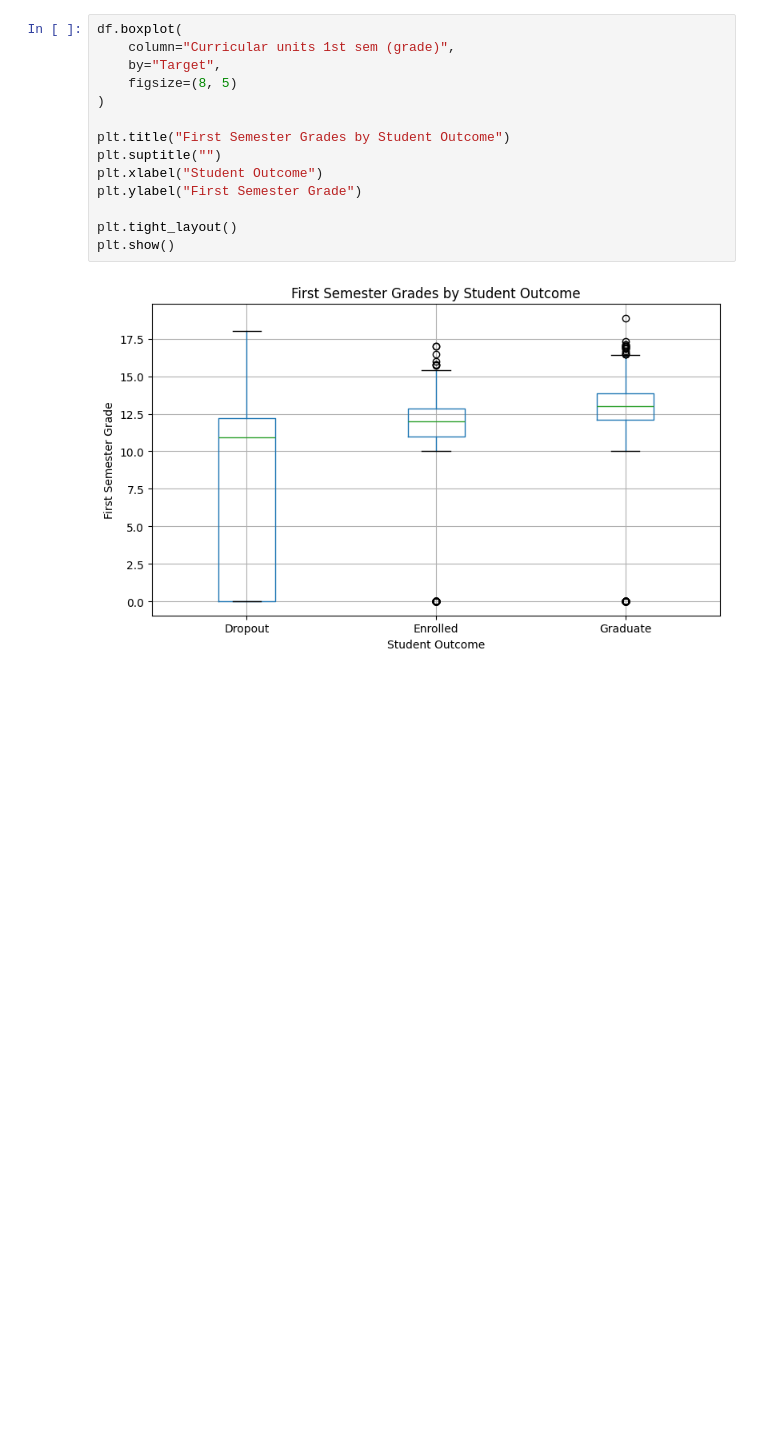
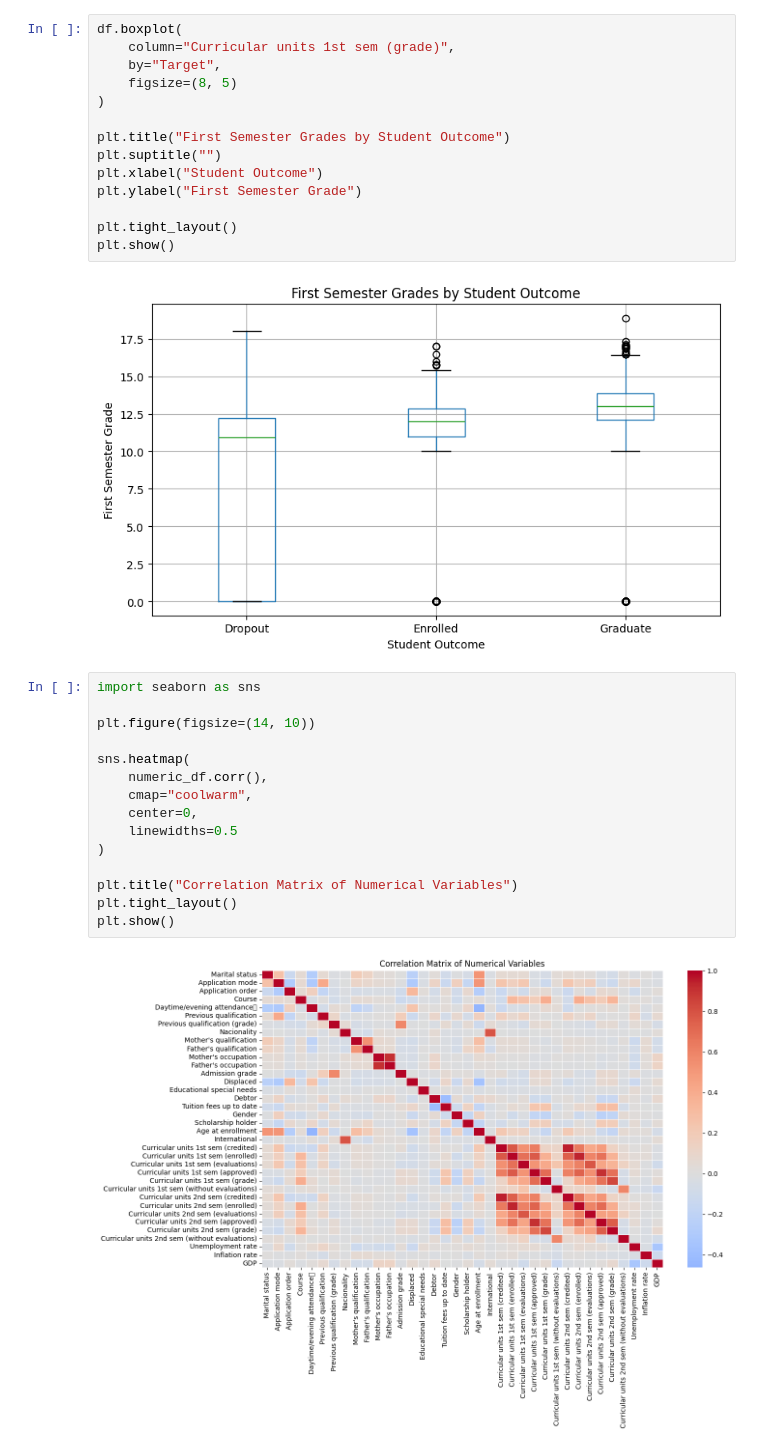
Before and after one commit to dxsougata/Data_Analysis, a Jupyter notebook: analysis.ipynb, the cells around one changed output. Saved outputs shown, nothing was run; the diff lists cells and outputs as text; blank space fills up the shorter version.

```diff
--- a/analysis.ipynb
+++ b/analysis.ipynb
@@ -288,3 +288,20 @@ plt.tight_layout()
 plt.show()
 # %% [output]
 [figure]
+# %%
+import seaborn as sns
+
+plt.figure(figsize=(14, 10))
+
+sns.heatmap(
+    numeric_df.corr(),
+    cmap="coolwarm",
+    center=0,
+    linewidths=0.5
+)
+
+plt.title("Correlation Matrix of Numerical Variables")
+plt.tight_layout()
+plt.show()
+# %% [output]
+[figure, added]
```
